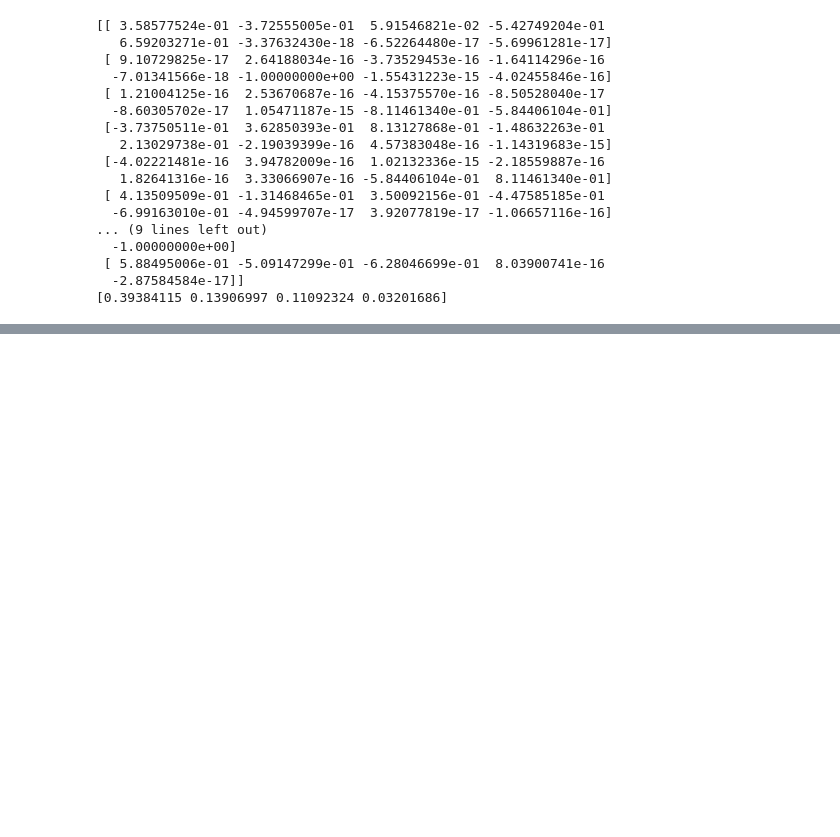
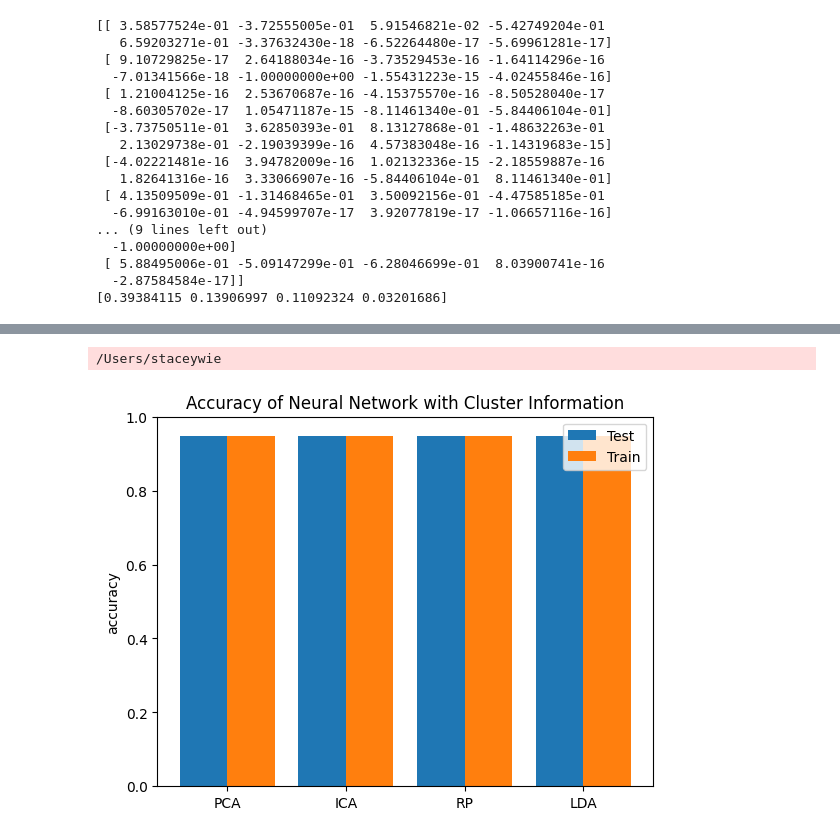
Before and after one commit to staceywies/Nothing-to-see-here, a Jupyter notebook: Unsupervised Learning and Dimensionality Reduction/UnsupervisedLearning.ipynb, the cells around one changed output, grey strips where cells are left out. Cells and saved outputs as stored; diff of their text form; code cells hidden in the pictures; blank space fills up the shorter version.

```diff
--- a/Unsupervised Learning and Dimensionality Reduction/UnsupervisedLearning.ipynb
+++ b/Unsupervised Learning and Dimensionality Reduction/UnsupervisedLearning.ipynb
@@ -307,0 +507,55 @@ for dat in data2:
+# %%
+###adding cluster as a value
+data1=[pcadata1, icadata2,randprojdata1, ldadata1]
+i=0
+kmaccuracy=[]
+emaccuracy=[]
+for dataz in data1:
+    clustervalz[i]=np.reshape(clustervalz[i], (-1, 1))
+    inputwclustkm = np.append(data, clustervalz[i], axis=1)
+    i+=1
+    clustervalz[i]=np.reshape(clustervalz[i], (-1, 1))
+    inputwclustem = np.append(data, clustervalz[i], axis=1)
+    i+=1
+    X_train, X_test, y_train, y_test = train_test_split (inputwclustkm, output1)
+    model=mlrose.NeuralNetwork(algorithm='gradient_descent', activation= 'tanh', curve=True, learning_rate=0.2, random_state=212, max_iters=200)#, early_stopping=True, max_attempts=10)
+    time0=time.time()
+    model.fit(X_train, y_train)
+    time1=time.time()
+    train_predic=model.predict(X_train)
+    test_predic=model.predict(X_test)
+    timetotrain=time1-time0
+    train_acc=accuracy_score(y_train, train_predic)
+    test_acc= accuracy_score(y_test, test_predic)
+    kmaccuracy.append(test_acc)
+
+
+    X_train, X_test, y_train, y_test = train_test_split (inputwclustem, output1)
+    model=mlrose.NeuralNetwork(algorithm='gradient_descent', activation= 'tanh', curve=True, learning_rate=0.2, random_state=212, max_iters=200)#, early_stopping=True, max_attempts=10)
+    time0=time.time()
+    model.fit(X_train, y_train)
+    time1=time.time()
+    train_predic=model.predict(X_train)
+    test_predic=model.predict(X_test)
+    timetotrain=time1-time0
+    train_acc=accuracy_score(y_train, train_predic)
+    test_acc= accuracy_score(y_test, test_predic)
+    emaccuracy.append(test_acc)
+
+
+
+
+x = np.arange(4)
+plt.title("Accuracy of Neural Network with Cluster Information")
+width = 0.40
+plt.bar( x-0.2,kmaccuracy, width)
+plt.bar( x+0.2, emaccuracy, width)
+plt.ylabel("accuracy")
+plt.legend(["K-Means", "EM"])
+plt.xticks(x, ['PCA', 'ICA', 'RP', 'LDA'])
+plt.legend(["Test", "Train"])#"", "Round 2", "Round 3"])
+plt.ylim([0, 1])#1])
+plt.show()
+# %% [output]
+/Users/staceywie
+[figure, added]
```
Also changed, not shown: parts of 13 cells of this notebook, 1 other file.
